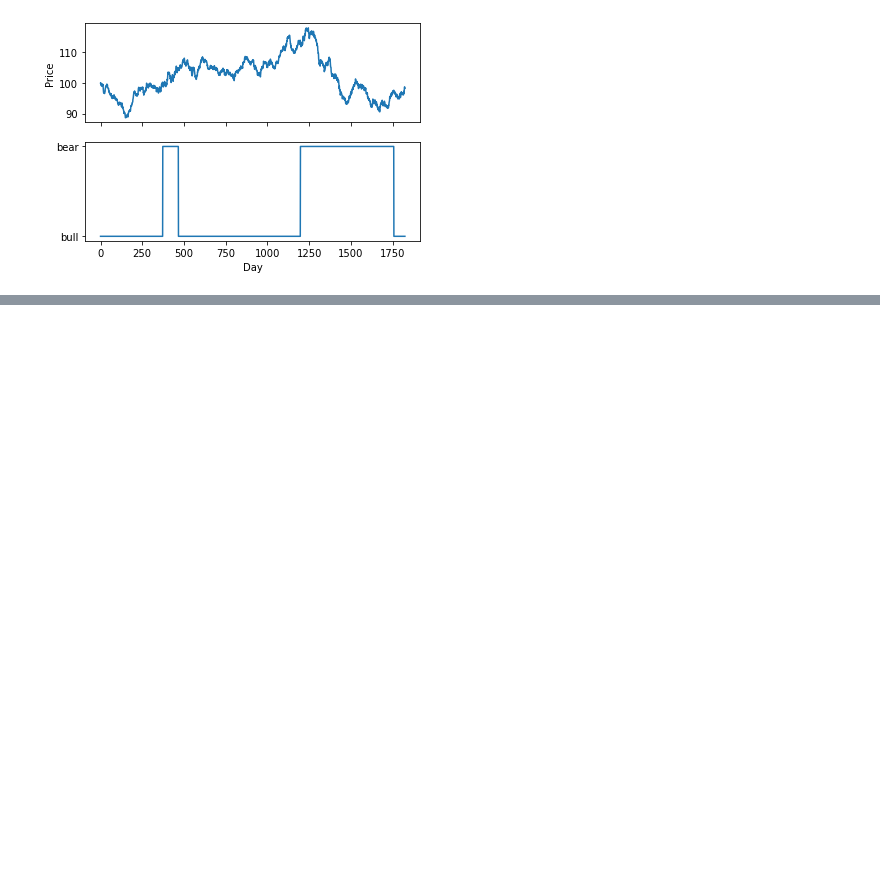
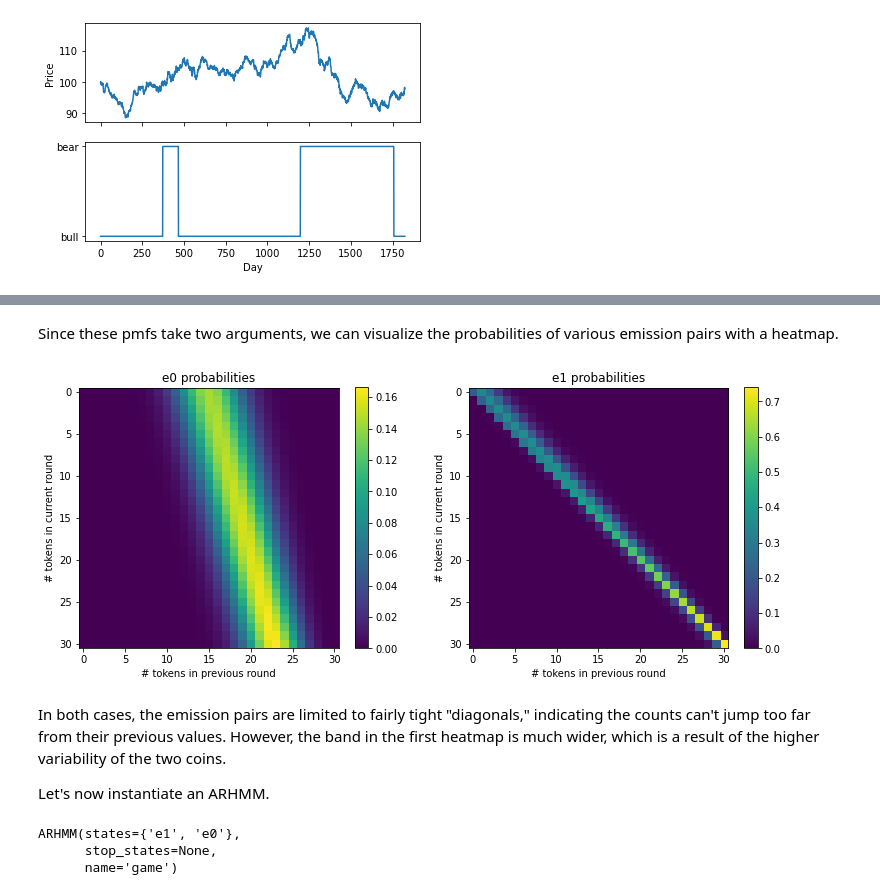
Before and after one commit to marcsingleton/homomorph, a Jupyter notebook: tutorials/arhmm_intro.ipynb, the cells around one changed output, grey strips where cells are left out. Saved outputs shown, nothing was run; the diff lists cells and outputs as text; code cells hidden in the pictures; blank space fills up the shorter version.

Commit message:
Added coin flipping example to arhmm_intro.ipynb

```diff
--- a/tutorials/arhmm_intro.ipynb
+++ b/tutorials/arhmm_intro.ipynb
@@ -225,0 +321,33 @@ While I don't have a compelling real-world motivation to motivate this next exam
+# %% [markdown]
+Since these pmfs take two arguments, we can visualize the probabilities of various emission pairs with a heatmap.
+# %%
+pmfs = [np.zeros((n+1, n+1)), np.zeros((n+1, n+1))]
+for e, pmf in zip(es, pmfs):
+    for i in range(n+1):
+        for j in range(n+1):
+            pmf[i, j] = e.pmf((i, j))
+
+fig, axs = plt.subplots(1, 2, figsize=(12.8, 4.8))
+for ax, pmf, label in zip(axs, pmfs, ['e0', 'e1']):
+    im = ax.imshow(pmf)
+    ax.set_title(f'{label} probabilities')
+    ax.set_xlabel('# tokens in previous round')
+    ax.set_ylabel('# tokens in current round')
+    plt.colorbar(im, ax=ax)
+# %% [output]
+[figure, added]
+# %% [markdown]
+In both cases, the emission pairs are limited to fairly tight "diagonals," indicating the counts can't jump too far from their previous values. However, the band in the first heatmap is much wider, which is a result of the higher variability of the two coins.
+
+Let's now instantiate an ARHMM.
+# %%
+game = homomorph.ARHMM(t_dists={'e0': {'e0': 0.975, 'e1': 0.025}, 'e1': {'e0': 0.1, 'e1': 0.9}},
+                       e_dists={'e0': e0, 'e1': e1},
+                       start_t_dist={'e0': 1},
+                       start_e_dists={'e0': stats.binom(n, 0.5)},
+                       name='game')
+game
+# %% [output]
+ARHMM(states={'e1', 'e0'},
+      stop_states=None,
+      name='game')
```
Also changed, not shown: parts of 26 cells of this notebook.
